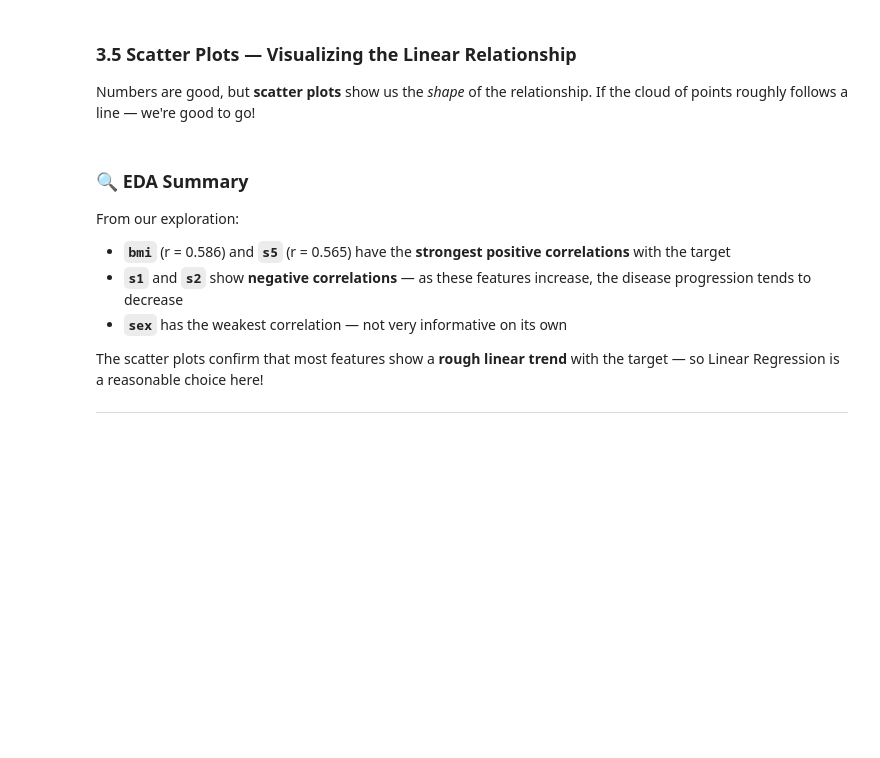
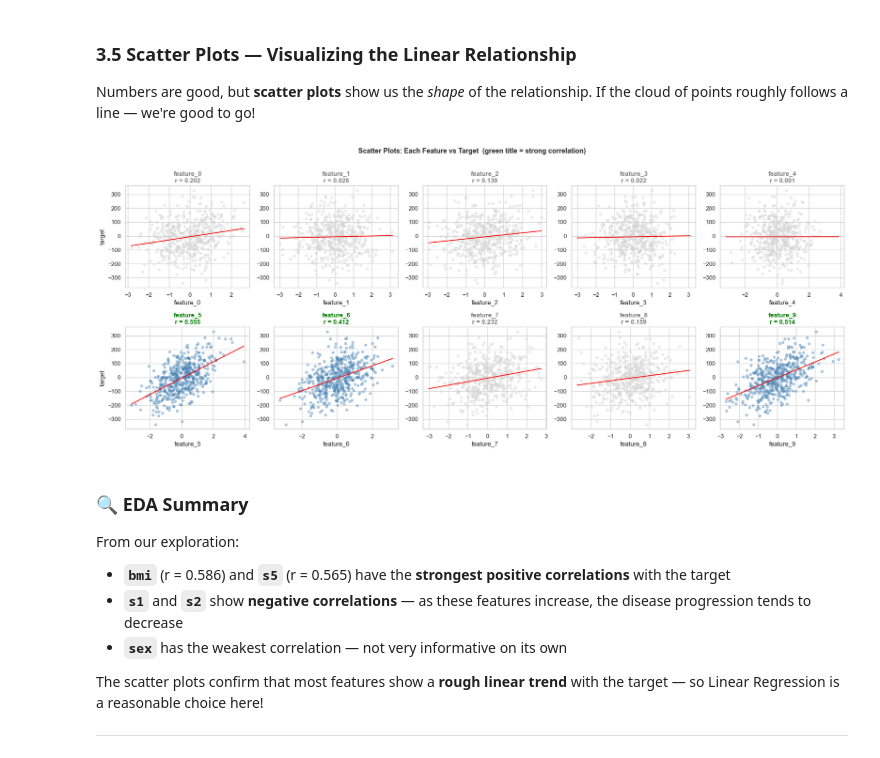
Before and after one commit to davidrajm/DSA-DL-FDP, a Jupyter notebook: Day 02 - Machine Learning - Dr Arun RajKumar/Lab Sessions/linear_regression.ipynb, the cells around one changed output. Saved outputs shown, nothing was run; the diff lists cells and outputs as text; code cells hidden in the pictures; blank space fills up the shorter version.

```diff
--- a/Day 02 - Machine Learning - Dr Arun RajKumar/Lab Sessions/linear_regression.ipynb
+++ b/Day 02 - Machine Learning - Dr Arun RajKumar/Lab Sessions/linear_regression.ipynb
@@ -200,30 +433,9 @@ print(target_corr.round(3).to_string())
 
 Numbers are good, but **scatter plots** show us the *shape* of the relationship. If the cloud of points roughly follows a line — we're good to go!
 # %%
-features = diabetes.feature_names
-fig, axes = plt.subplots(2, 5, figsize=(20, 8))
-axes = axes.flatten()
-
-for i, feature in enumerate(features):
-    corr_val = df[feature].corr(df['target'])
-    color = 'steelblue' if abs(corr_val) >= 0.3 else 'lightgray'
-
-    axes[i].scatter(df[feature], df['target'], alpha=0.4, s=20, color=color)
-
-    # Regression line
-    m, b = np.polyfit(df[feature], df['target'], 1)
-    x_line = np.linspace(df[feature].min(), df[feature].max(), 100)
-    axes[i].plot(x_line, m * x_line + b, color='red', linewidth=1.5)
-
-    axes[i].set_xlabel(feature)
-    axes[i].set_ylabel('Target' if i % 5 == 0 else '')
-    axes[i].set_title(f'{feature}\nr = {corr_val:.3f}', fontweight='bold',
-                      color='green' if abs(corr_val) >= 0.3 else 'gray')
-
-plt.suptitle('Scatter Plots: Each Feature vs Target  (green title = strong correlation)',
-             fontsize=13, fontweight='bold', y=1.01)
-plt.tight_layout()
-plt.show()
+plot_scatter_grid(df, features=dataset.feature_names, target_col='target', threshold=0.3)
+# %% [output]
+[figure, added]
 # %% [markdown]
 ### 🔍 EDA Summary
 
```
Also changed, not shown: parts of 21 cells of this notebook, 4 other files.
